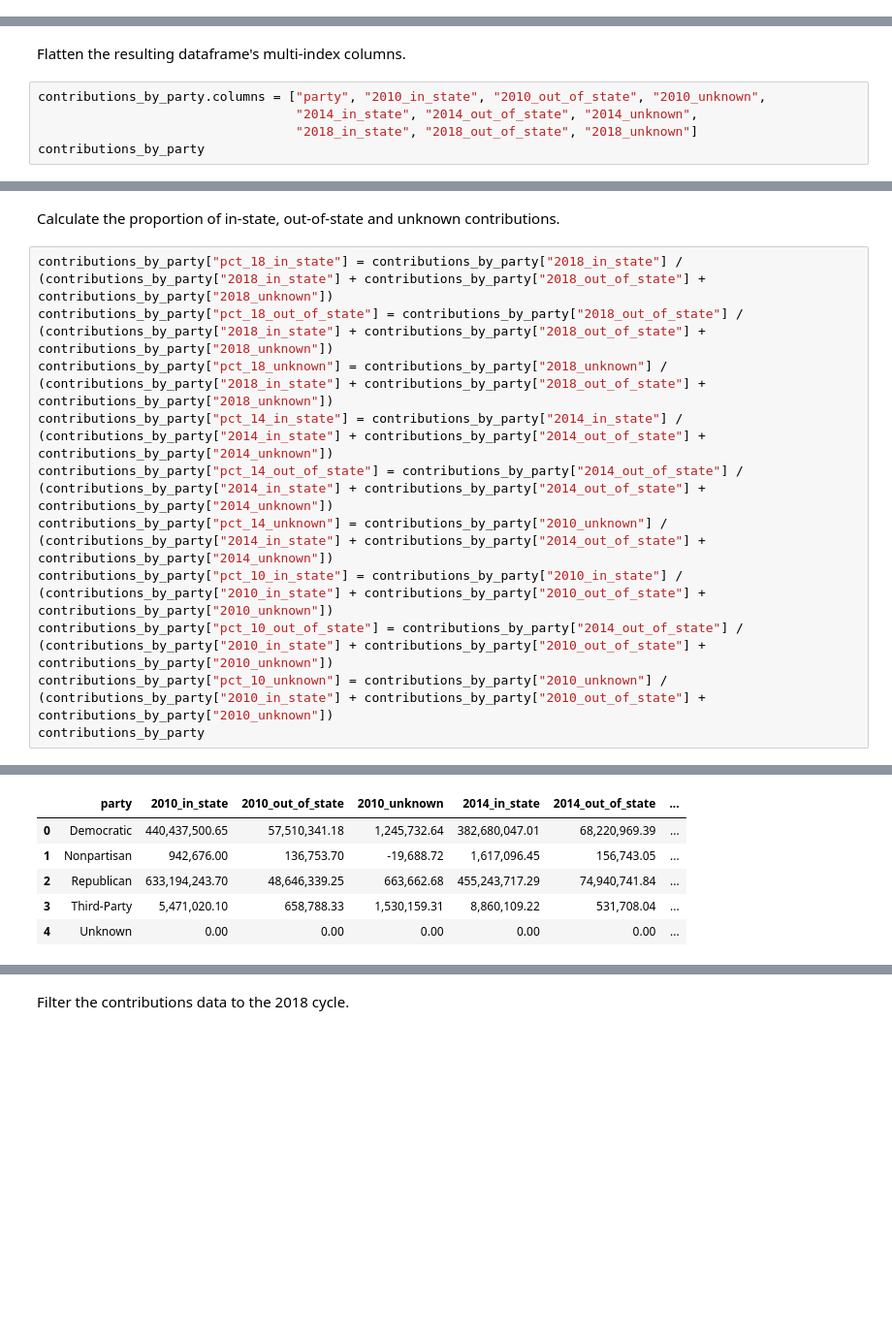
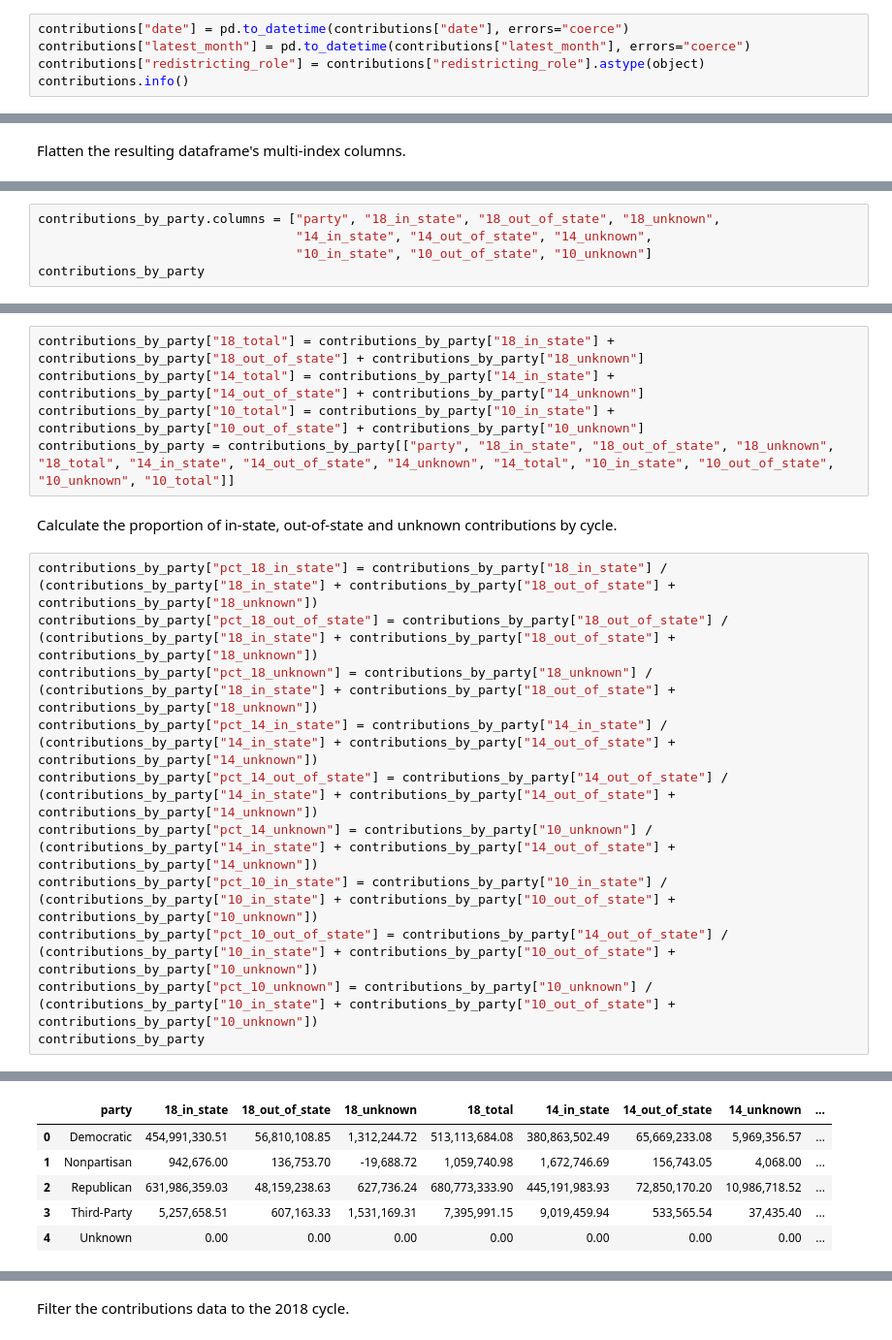
Before and after one commit to PublicI/out-of-state-contribs, a Jupyter notebook: national-analysis.ipynb, the cells around one changed output, grey strips where cells are left out. Shown at 97% size. Drawn from its saved outputs; the diff is of its cells as text; blank space fills up the shorter version.

```diff
--- a/national-analysis.ipynb
+++ b/national-analysis.ipynb
@@ -42,0 +45,5 @@ memory usage: 599.1+ MB
+# %%
+contributions["date"] = pd.to_datetime(contributions["date"], errors="coerce")
+contributions["latest_month"] = pd.to_datetime(contributions["latest_month"], errors="coerce")
+contributions["redistricting_role"] = contributions["redistricting_role"].astype(object)
+contributions.info()
@@ -85,8 +110,3 @@ Some records have no contributions for certain categories. Let's set those value
 contributions_by_party.fillna(0, inplace=True)
 # %% [markdown]
 Flatten the resulting dataframe's multi-index columns.
-# %%
-contributions_by_party.columns = ["party", "2010_in_state", "2010_out_of_state", "2010_unknown",
-                                  "2014_in_state", "2014_out_of_state", "2014_unknown",
-                                  "2018_in_state", "2018_out_of_state", "2018_unknown"]
-contributions_by_party
@@ -99,0 +113,5 @@ contributions_by_party
+# %%
+contributions_by_party.columns = ["party", "18_in_state", "18_out_of_state", "18_unknown",
+                                  "14_in_state", "14_out_of_state", "14_unknown",
+                                  "10_in_state", "10_out_of_state", "10_unknown"]
+contributions_by_party
@@ -100,14 +127,19 @@ contributions_by_party
+# %%
+contributions_by_party["18_total"] = contributions_by_party["18_in_state"] + contributions_by_party["18_out_of_state"] + contributions_by_party["18_unknown"]
+contributions_by_party["14_total"] = contributions_by_party["14_in_state"] + contributions_by_party["14_out_of_state"] + contributions_by_party["14_unknown"]
+contributions_by_party["10_total"] = contributions_by_party["10_in_state"] + contributions_by_party["10_out_of_state"] + contributions_by_party["10_unknown"]
+contributions_by_party = contributions_by_party[["party", "18_in_state", "18_out_of_state", "18_unknown", "18_total", "14_in_state", "14_out_of_state", "14_unknown", "14_total", "10_in_state", "10_out_of_state", "10_unknown", "10_total"]]
 # %% [markdown]
-Calculate the proportion of in-state, out-of-state and unknown contributions.
+Calculate the proportion of in-state, out-of-state and unknown contributions by cycle.
 # %%
-contributions_by_party["pct_18_in_state"] = contributions_by_party["2018_in_state"] / (contributions_by_party["2018_in_state"] + contributions_by_party["2018_out_of_state"] + contributions_by_party["2018_unknown"])
-contributions_by_party["pct_18_out_of_state"] = contributions_by_party["2018_out_of_state"] / (contributions_by_party["2018_in_state"] + contributions_by_party["2018_out_of_state"] + contributions_by_party["2018_unknown"])
-contributions_by_party["pct_18_unknown"] = contributions_by_party["2018_unknown"] / (contributions_by_party["2018_in_state"] + contributions_by_party["2018_out_of_state"] + contributions_by_party["2018_unknown"])
-contributions_by_party["pct_14_in_state"] = contributions_by_party["2014_in_state"] / (contributions_by_party["2014_in_state"] + contributions_by_party["2014_out_of_state"] + contributions_by_party["2014_unknown"])
-contributions_by_party["pct_14_out_of_state"] = contributions_by_party["2014_out_of_state"] / (contributions_by_party["2014_in_state"] + contributions_by_party["2014_out_of_state"] + contributions_by_party["2014_unknown"])
-contributions_by_party["pct_14_unknown"] = contributions_by_party["2010_unknown"] / (contributions_by_party["2014_in_state"] + contributions_by_party["2014_out_of_state"] + contributions_by_party["2014_unknown"])
-contributions_by_party["pct_10_in_state"] = contributions_by_party["2010_in_state"] / (contributions_by_party["2010_in_state"] + contributions_by_party["2010_out_of_state"] + contributions_by_party["2010_unknown"])
-contributions_by_party["pct_10_out_of_state"] = contributions_by_party["2014_out_of_state"] / (contributions_by_party["2010_in_state"] + contributions_by_party["2010_out_of_state"] + contributions_by_party["2010_unknown"])
-contributions_by_party["pct_10_unknown"] = contributions_by_party["2010_unknown"] / (contributions_by_party["2010_in_state"] + contributions_by_party["2010_out_of_state"] + contributions_by_party["2010_unknown"])
+contributions_by_party["pct_18_in_state"] = contributions_by_party["18_in_state"] / (contributions_by_party["18_in_state"] + contributions_by_party["18_out_of_state"] + contributions_by_party["18_unknown"])
+contributions_by_party["pct_18_out_of_state"] = contributions_by_party["18_out_of_state"] / (contributions_by_party["18_in_state"] + contributions_by_party["18_out_of_state"] + contributions_by_party["18_unknown"])
+contributions_by_party["pct_18_unknown"] = contributions_by_party["18_unknown"] / (contributions_by_party["18_in_state"] + contributions_by_party["18_out_of_state"] + contributions_by_party["18_unknown"])
+contributions_by_party["pct_14_in_state"] = contributions_by_party["14_in_state"] / (contributions_by_party["14_in_state"] + contributions_by_party["14_out_of_state"] + contributions_by_party["14_unknown"])
+contributions_by_party["pct_14_out_of_state"] = contributions_by_party["14_out_of_state"] / (contributions_by_party["14_in_state"] + contributions_by_party["14_out_of_state"] + contributions_by_party["14_unknown"])
+contributions_by_party["pct_14_unknown"] = contributions_by_party["10_unknown"] / (contributions_by_party["14_in_state"] + contributions_by_party["14_out_of_state"] + contributions_by_party["14_unknown"])
+contributions_by_party["pct_10_in_state"] = contributions_by_party["10_in_state"] / (contributions_by_party["10_in_state"] + contributions_by_party["10_out_of_state"] + contributions_by_party["10_unknown"])
+contributions_by_party["pct_10_out_of_state"] = contributions_by_party["14_out_of_state"] / (contributions_by_party["10_in_state"] + contributions_by_party["10_out_of_state"] + contributions_by_party["10_unknown"])
+contributions_by_party["pct_10_unknown"] = contributions_by_party["10_unknown"] / (contributions_by_party["10_in_state"] + contributions_by_party["10_out_of_state"] + contributions_by_party["10_unknown"])
 contributions_by_party
 # %% [output]
@@ -114,6 +163,6 @@ contributions_by_party
-|  | party | 2010_in_state | 2010_out_of_state | 2010_unknown | 2014_in_state | 2014_out_of_state | ... |
-| 0 | Democratic | 440,437,500.65 | 57,510,341.18 | 1,245,732.64 | 382,680,047.01 | 68,220,969.39 | ... |
-| 1 | Nonpartisan | 942,676.00 | 136,753.70 | -19,688.72 | 1,617,096.45 | 156,743.05 | ... |
-| 2 | Republican | 633,194,243.70 | 48,646,339.25 | 663,662.68 | 455,243,717.29 | 74,940,741.84 | ... |
-| 3 | Third-Party | 5,471,020.10 | 658,788.33 | 1,530,159.31 | 8,860,109.22 | 531,708.04 | ... |
-| 4 | Unknown | 0.00 | 0.00 | 0.00 | 0.00 | 0.00 | ... |
+|  | party | 18_in_state | 18_out_of_state | 18_unknown | 18_total | 14_in_state | 14_out_of_state | 14_unknown | ... |
+| 0 | Democratic | 454,991,330.51 | 56,810,108.85 | 1,312,244.72 | 513,113,684.08 | 380,863,502.49 | 65,669,233.08 | 5,969,356.57 | ... |
+| 1 | Nonpartisan | 942,676.00 | 136,753.70 | -19,688.72 | 1,059,740.98 | 1,672,746.69 | 156,743.05 | 4,068.00 | ... |
+| 2 | Republican | 631,986,359.03 | 48,159,238.63 | 627,736.24 | 680,773,333.90 | 445,191,983.93 | 72,850,170.20 | 10,986,718.52 | ... |
+| 3 | Third-Party | 5,257,658.51 | 607,163.33 | 1,531,169.31 | 7,395,991.15 | 9,019,459.94 | 533,565.54 | 37,435.40 | ... |
+| 4 | Unknown | 0.00 | 0.00 | 0.00 | 0.00 | 0.00 | 0.00 | 0.00 | ... |
```
Also changed, not shown: parts of 42 cells of this notebook.
